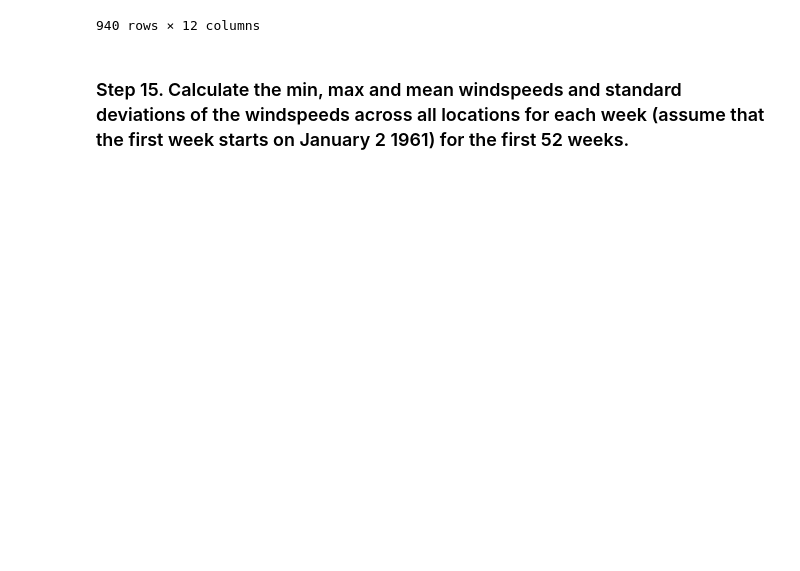
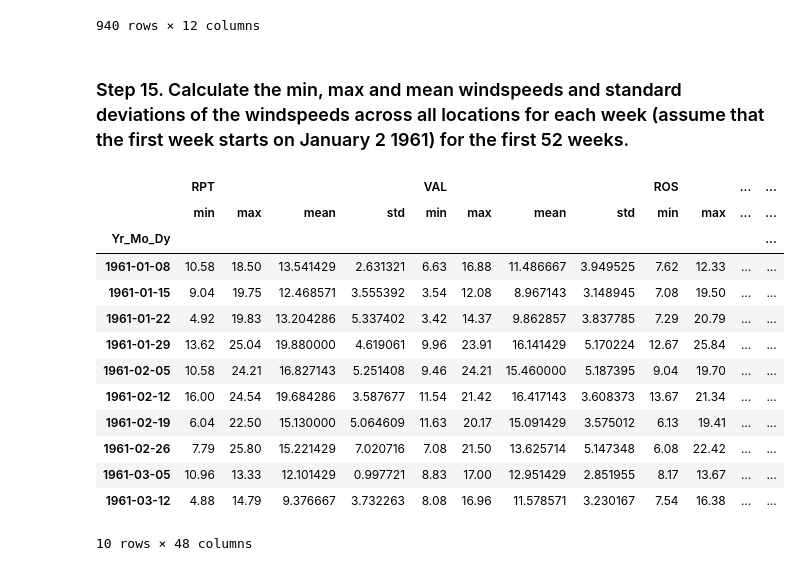
Before and after one commit to osbertc/pandas_exercises, a Jupyter notebook: 06_Stats/Wind_Stats/Osbert_answer_20200817.ipynb, the cells around one changed output. Drawn from its saved outputs; the diff is of its cells as text; code cells hidden in the pictures; blank space fills up the shorter version.

```diff
--- a/06_Stats/Wind_Stats/Osbert_answer_20200817.ipynb
+++ b/06_Stats/Wind_Stats/Osbert_answer_20200817.ipynb
@@ -278,3 +265,24 @@ data.groupby(data.index.to_period('W')).mean()
 940 rows × 12 columns
 # %% [markdown]
 ### Step 15. Calculate the min, max and mean windspeeds and standard deviations of the windspeeds across all locations for each week (assume that the first week starts on January 2 1961) for the first 52 weeks.
+# %%
+# resample data to 'W' week and use the functions
+weekly = data.resample('W').agg(['min','max','mean','std'])
+
+# slice it for the first 52 weeks and locations
+weekly.loc[weekly.index[1:53], "RPT":"MAL"] .head(10)
+# %% [output]
+|  | RPT |  |  |  | VAL |  |  |  | ROS |  | ... | ... |
+|  | min | max | mean | std | min | max | mean | std | min | max | ... | ... |
+| Yr_Mo_Dy |  |  |  |  |  |  |  |  |  |  |  | ... |
+| 1961-01-08 | 10.58 | 18.50 | 13.541429 | 2.631321 | 6.63 | 16.88 | 11.486667 | 3.949525 | 7.62 | 12.33 | ... | ... |
+| 1961-01-15 | 9.04 | 19.75 | 12.468571 | 3.555392 | 3.54 | 12.08 | 8.967143 | 3.148945 | 7.08 | 19.50 | ... | ... |
+| 1961-01-22 | 4.92 | 19.83 | 13.204286 | 5.337402 | 3.42 | 14.37 | 9.862857 | 3.837785 | 7.29 | 20.79 | ... | ... |
+| 1961-01-29 | 13.62 | 25.04 | 19.880000 | 4.619061 | 9.96 | 23.91 | 16.141429 | 5.170224 | 12.67 | 25.84 | ... | ... |
+| 1961-02-05 | 10.58 | 24.21 | 16.827143 | 5.251408 | 9.46 | 24.21 | 15.460000 | 5.187395 | 9.04 | 19.70 | ... | ... |
+| 1961-02-12 | 16.00 | 24.54 | 19.684286 | 3.587677 | 11.54 | 21.42 | 16.417143 | 3.608373 | 13.67 | 21.34 | ... | ... |
+| 1961-02-19 | 6.04 | 22.50 | 15.130000 | 5.064609 | 11.63 | 20.17 | 15.091429 | 3.575012 | 6.13 | 19.41 | ... | ... |
+| 1961-02-26 | 7.79 | 25.80 | 15.221429 | 7.020716 | 7.08 | 21.50 | 13.625714 | 5.147348 | 6.08 | 22.42 | ... | ... |
+| 1961-03-05 | 10.96 | 13.33 | 12.101429 | 0.997721 | 8.83 | 17.00 | 12.951429 | 2.851955 | 8.17 | 13.67 | ... | ... |
+| 1961-03-12 | 4.88 | 14.79 | 9.376667 | 3.732263 | 8.08 | 16.96 | 11.578571 | 3.230167 | 7.54 | 16.38 | ... | ... |
+10 rows × 48 columns
```
Also changed, not shown: parts of 3 cells of this notebook.
